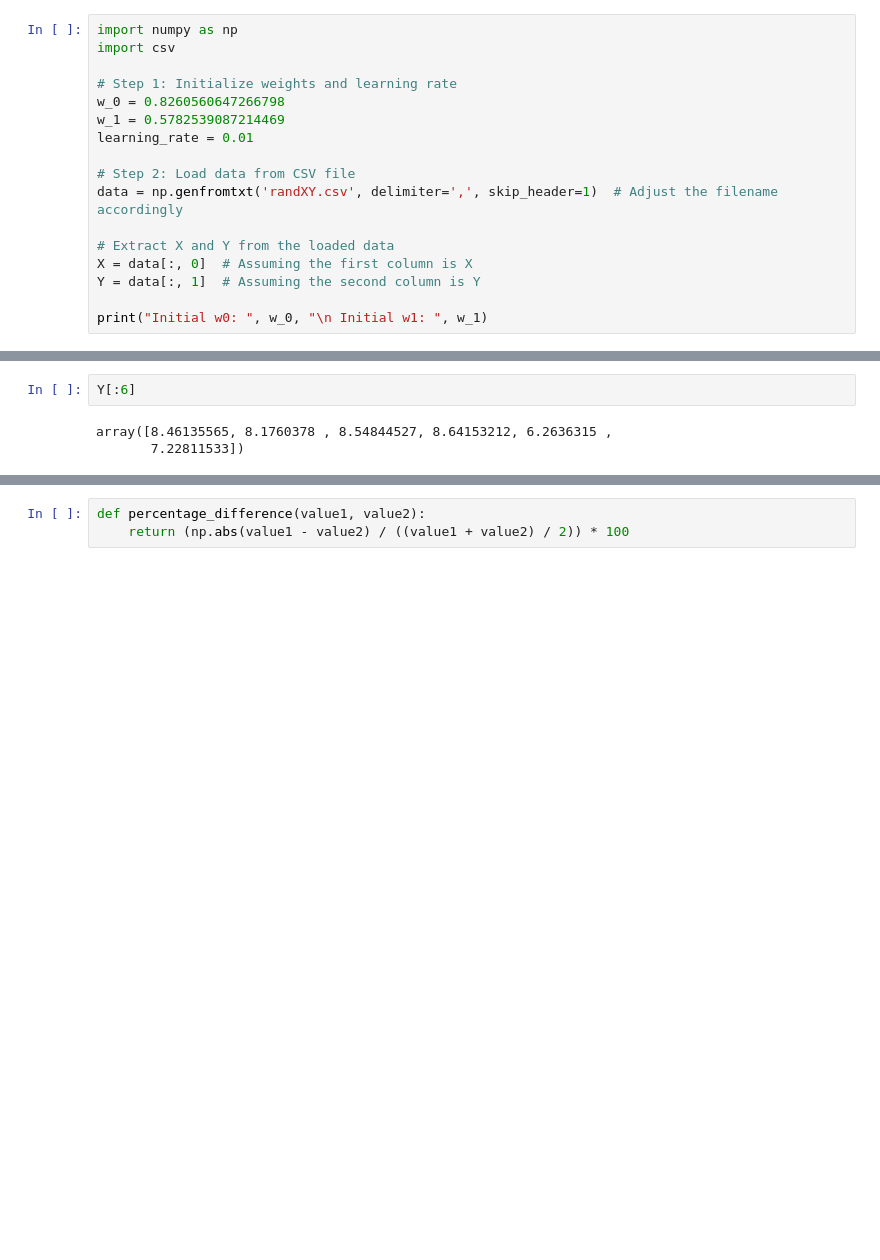
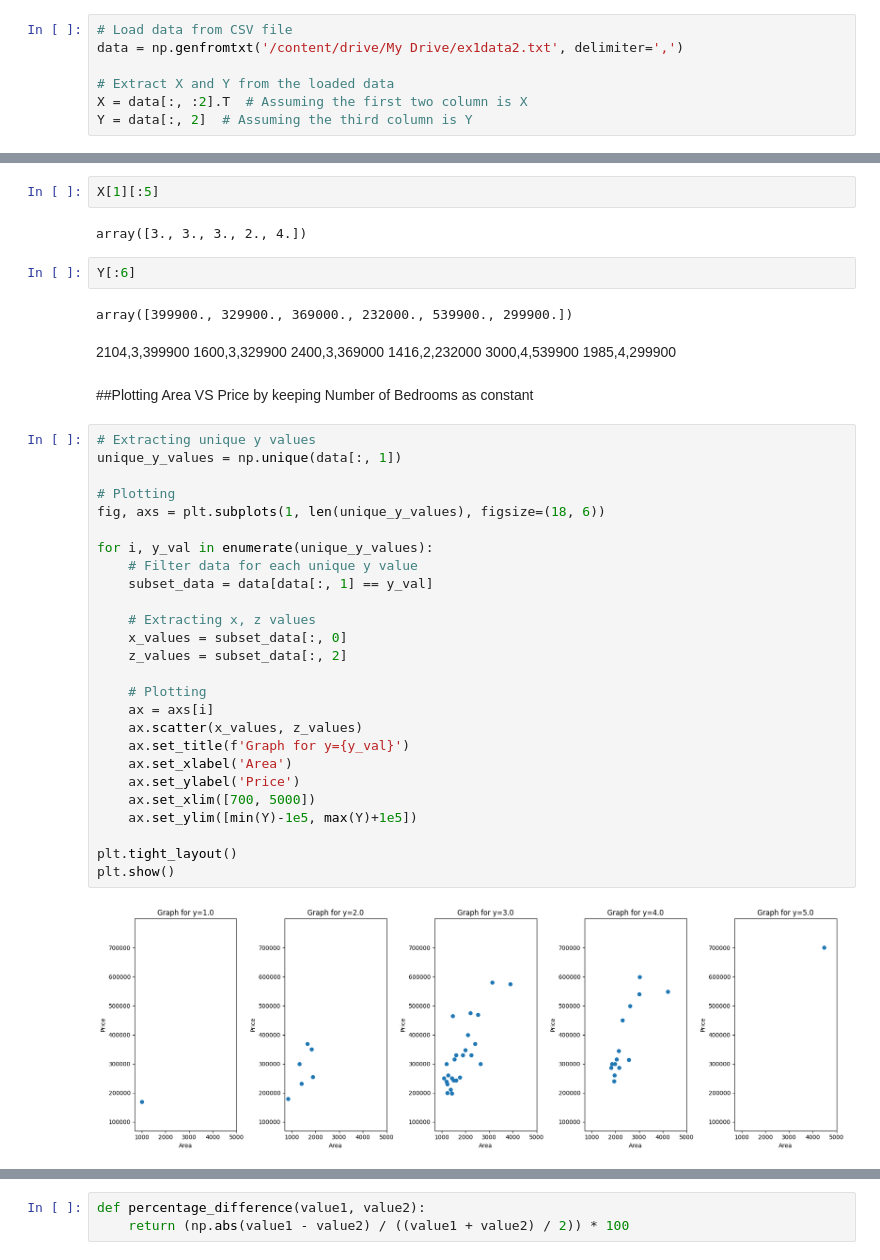
Before and after one commit to KayalvizhiT513/Gradient_Descent_Comparison, a Jupyter notebook: Gradient_Descent_Comparison.ipynb, the cells around one changed output, grey strips where cells are left out. Drawn from its saved outputs; the diff is of its cells as text; blank space fills up the shorter version.

```diff
--- a/Gradient_Descent_Comparison.ipynb
+++ b/Gradient_Descent_Comparison.ipynb
@@ -3,17 +20,7 @@
 # %%
-import numpy as np
-import csv
-
-# Step 1: Initialize weights and learning rate
-w_0 = 0.8260560647266798
-w_1 = 0.5782539087214469
-learning_rate = 0.01
-
-# Step 2: Load data from CSV file
-data = np.genfromtxt('randXY.csv', delimiter=',', skip_header=1)  # Adjust the filename accordingly
+# Load data from CSV file
+data = np.genfromtxt('/content/drive/My Drive/ex1data2.txt', delimiter=',')
 
 # Extract X and Y from the loaded data
-X = data[:, 0]  # Assuming the first column is X
-Y = data[:, 1]  # Assuming the second column is Y
-
-print("Initial w0: ", w_0, "\n Initial w1: ", w_1)
+X = data[:, :2].T  # Assuming the first two column is X
+Y = data[:, 2]  # Assuming the third column is Y
@@ -28,5 +35,45 @@ array([0.75516916, 0.70479889, 0.74729347, 0.78506325, 0.34401043,
+# %%
+X[1][:5]
+# %% [output]
+array([3., 3., 3., 2., 4.])
 # %%
 Y[:6]
 # %% [output]
-array([8.46135565, 8.1760378 , 8.54844527, 8.64153212, 6.2636315 ,
-       7.22811533])
+array([399900., 329900., 369000., 232000., 539900., 299900.])
+# %% [markdown]
+2104,3,399900
+1600,3,329900
+2400,3,369000
+1416,2,232000
+3000,4,539900
+1985,4,299900
+# %% [markdown]
+##Plotting Area VS Price by keeping Number of Bedrooms as constant
+# %%
+# Extracting unique y values
+unique_y_values = np.unique(data[:, 1])
+
+# Plotting
+fig, axs = plt.subplots(1, len(unique_y_values), figsize=(18, 6))
+
+for i, y_val in enumerate(unique_y_values):
+    # Filter data for each unique y value
+    subset_data = data[data[:, 1] == y_val]
+
+    # Extracting x, z values
+    x_values = subset_data[:, 0]
+    z_values = subset_data[:, 2]
+
+    # Plotting
+    ax = axs[i]
+    ax.scatter(x_values, z_values)
+    ax.set_title(f'Graph for y={y_val}')
+    ax.set_xlabel('Area')
+    ax.set_ylabel('Price')
+    ax.set_xlim([700, 5000])
+    ax.set_ylim([min(Y)-1e5, max(Y)+1e5])
+
+plt.tight_layout()
+plt.show()
+# %% [output]
+[figure, added]
```
Also changed, not shown: parts of 38 cells of this notebook.
